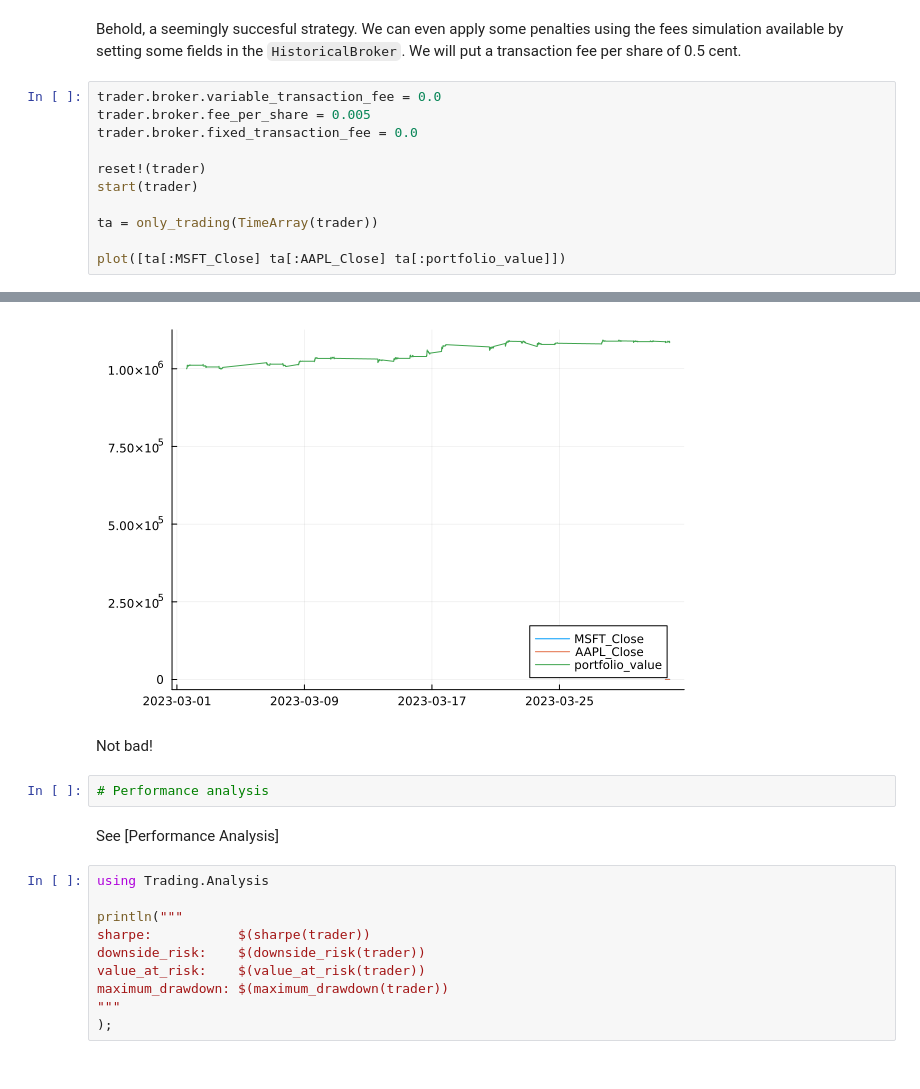
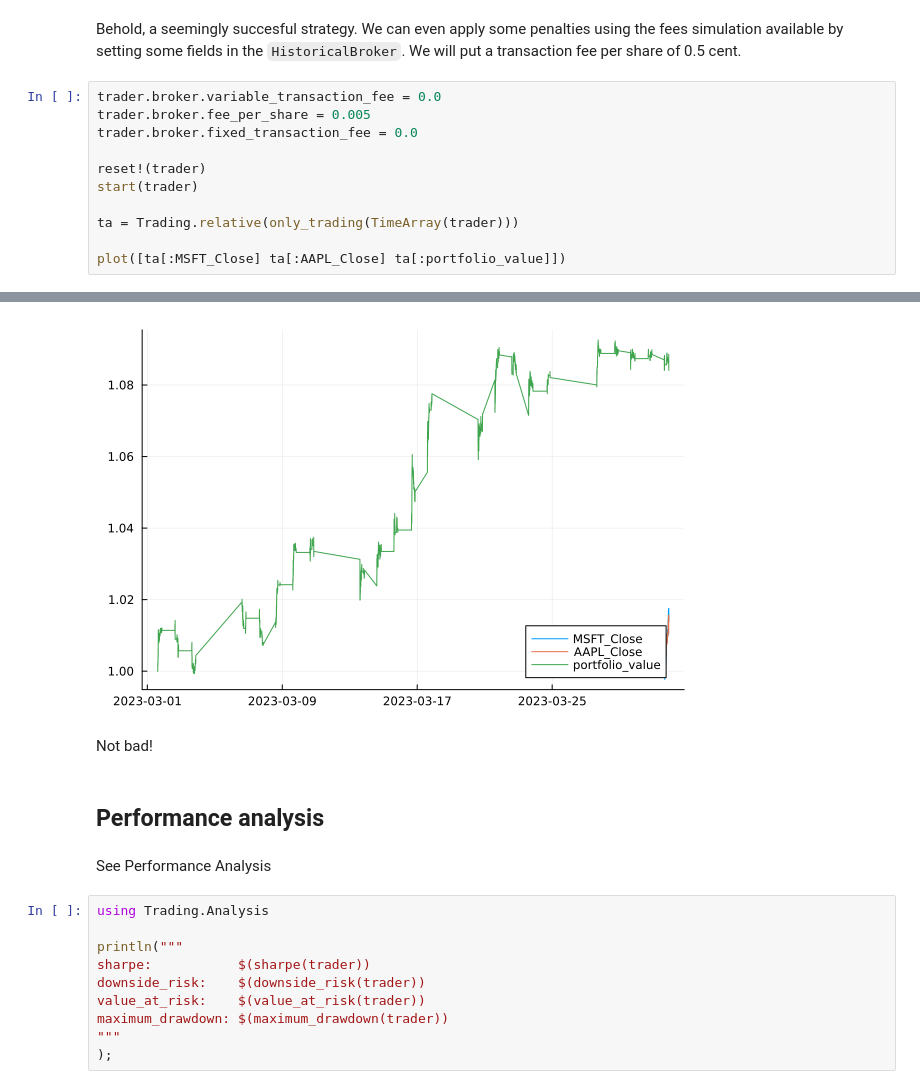
Before and after one commit to louisponet/Trading.jl, a Jupyter notebook: dev/strategies/cointegration.ipynb, the cells around one changed output, grey strips where cells are left out. Saved outputs shown, nothing was run; the diff lists cells and outputs as text.

```diff
--- a/dev/strategies/cointegration.ipynb
+++ b/dev/strategies/cointegration.ipynb
@@ -317,7 +319,7 @@ trader.broker.fixed_transaction_fee = 0.0
 reset!(trader)
 start(trader)
 
-ta = only_trading(TimeArray(trader))
+ta = Trading.relative(only_trading(TimeArray(trader)))
 
 plot([ta[:MSFT_Close] ta[:AAPL_Close] ta[:portfolio_value]])
 # %% [output]
@@ -329,12 +331,12 @@ plot([ta[:MSFT_Close] ta[:AAPL_Close] ta[:portfolio_value]])
 [ Info: Issue with data stream, restarting
 ✓ Simulating...          Time: 0:00:05
-[figure, old version]
+[figure, new version]
 # %% [markdown]
 Not bad!
-# %%
-# Performance analysis
+# %% [markdown]
+## Performance analysis
 # %% [markdown]
-See [Performance Analysis]
+See Performance Analysis
 # %%
 using Trading.Analysis
 
```
Also changed, not shown: parts of 4 cells of this notebook, 16 other files.
